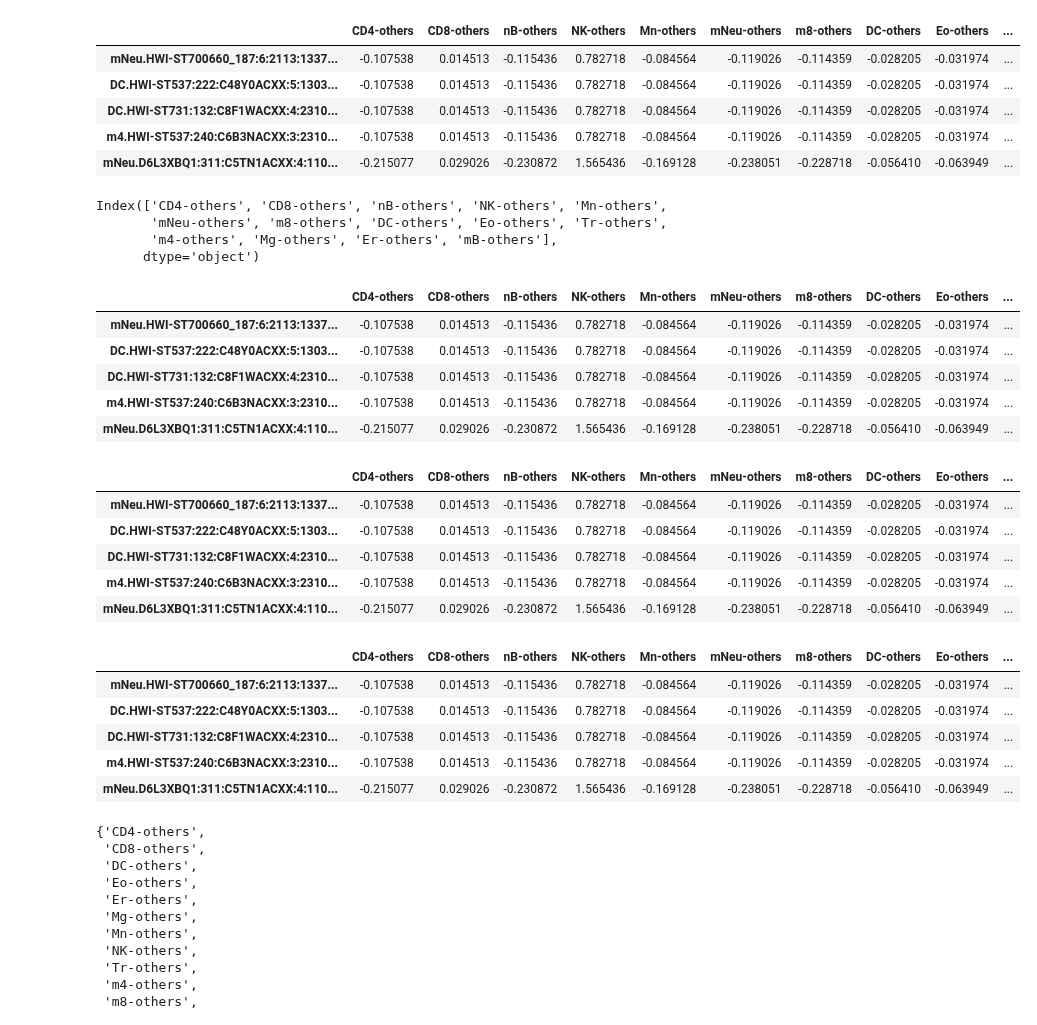
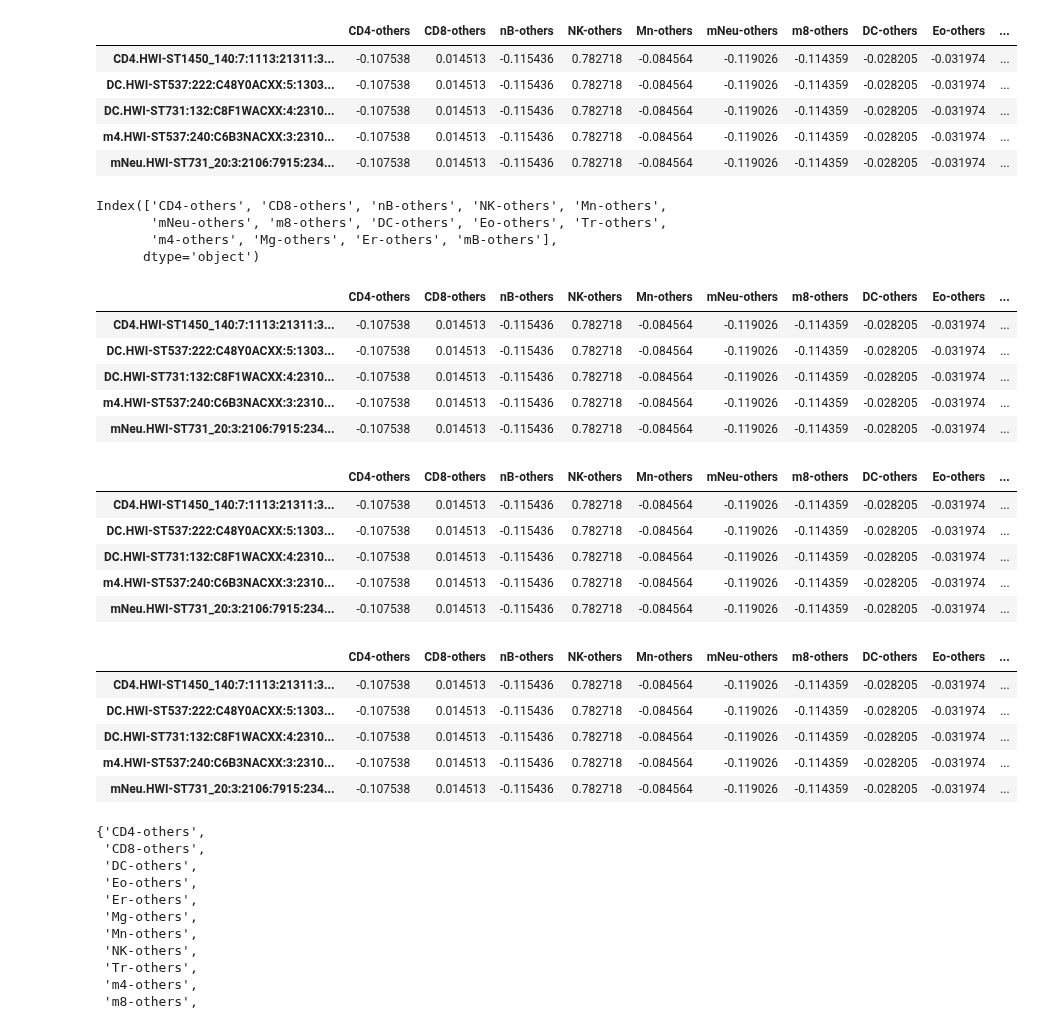
Before and after one commit to Irfanwustl/Research_code, a Jupyter notebook: MHB_per_read/softreadcounting/very_efficient/bin_assignment.ipynb, the cells around one changed output. Drawn from its saved outputs; the diff is of its cells as text; code cells hidden in the pictures.

```diff
--- a/MHB_per_read/softreadcounting/very_efficient/bin_assignment.ipynb
+++ b/MHB_per_read/softreadcounting/very_efficient/bin_assignment.ipynb
@@ -1,22 +1,22 @@
 # %%
 import pandas as pd
 from collections import defaultdict
 
-infile='/Users/irffanalahi/Research/Research_code/gitignorefolder/MHB_per_read/softreadcounting/testtheidea/veryefficient/fulltest/allct_nohyper/CD4allrange_NR_1000000_insilmix41_sorted_scored_nohyper.txt'
+infile='/Users/irffanalahi/Research/Research_code/gitignorefolder/MHB_per_read/softreadcounting/testtheidea/veryefficient/fulltest/CD4allrange_NR_1000000_insilmix60_sorted_scored_nohyper.txt_cpgweightedforBIN.txt'
 
 indf=pd.read_csv(infile,sep="\t",index_col=0)
 
 
 deltagreaterforpositive=0  ##############>0
 allctscorename=indf.columns
 indf.head()
 # %% [output]
 |  | CD4-others | CD8-others | nB-others | NK-others | Mn-others | mNeu-others | m8-others | DC-others | Eo-others | ... |
-| mNeu.HWI-ST700660_187:6:2113:1337... | -0.107538 | 0.014513 | -0.115436 | 0.782718 | -0.084564 | -0.119026 | -0.114359 | -0.028205 | -0.031974 | ... |
+| CD4.HWI-ST1450_140:7:1113:21311:3... | -0.107538 | 0.014513 | -0.115436 | 0.782718 | -0.084564 | -0.119026 | -0.114359 | -0.028205 | -0.031974 | ... |
 | DC.HWI-ST537:222:C48Y0ACXX:5:1303... | -0.107538 | 0.014513 | -0.115436 | 0.782718 | -0.084564 | -0.119026 | -0.114359 | -0.028205 | -0.031974 | ... |
 | DC.HWI-ST731:132:C8F1WACXX:4:2310... | -0.107538 | 0.014513 | -0.115436 | 0.782718 | -0.084564 | -0.119026 | -0.114359 | -0.028205 | -0.031974 | ... |
 | m4.HWI-ST537:240:C6B3NACXX:3:2310... | -0.107538 | 0.014513 | -0.115436 | 0.782718 | -0.084564 | -0.119026 | -0.114359 | -0.028205 | -0.031974 | ... |
-| mNeu.D6L3XBQ1:311:C5TN1ACXX:4:110... | -0.215077 | 0.029026 | -0.230872 | 1.565436 | -0.169128 | -0.238051 | -0.228718 | -0.056410 | -0.063949 | ... |
+| mNeu.HWI-ST731_20:3:2106:7915:234... | -0.107538 | 0.014513 | -0.115436 | 0.782718 | -0.084564 | -0.119026 | -0.114359 | -0.028205 | -0.031974 | ... |
 # %%
 allctscorename
 # %% [output]
@@ -29,32 +29,32 @@ indf['maxscoredCT']=(indf[allctscorename]).idxmax(axis=1)
 indf.head()
 # %% [output]
 |  | CD4-others | CD8-others | nB-others | NK-others | Mn-others | mNeu-others | m8-others | DC-others | Eo-others | ... |
-| mNeu.HWI-ST700660_187:6:2113:1337... | -0.107538 | 0.014513 | -0.115436 | 0.782718 | -0.084564 | -0.119026 | -0.114359 | -0.028205 | -0.031974 | ... |
+| CD4.HWI-ST1450_140:7:1113:21311:3... | -0.107538 | 0.014513 | -0.115436 | 0.782718 | -0.084564 | -0.119026 | -0.114359 | -0.028205 | -0.031974 | ... |
 | DC.HWI-ST537:222:C48Y0ACXX:5:1303... | -0.107538 | 0.014513 | -0.115436 | 0.782718 | -0.084564 | -0.119026 | -0.114359 | -0.028205 | -0.031974 | ... |
 | DC.HWI-ST731:132:C8F1WACXX:4:2310... | -0.107538 | 0.014513 | -0.115436 | 0.782718 | -0.084564 | -0.119026 | -0.114359 | -0.028205 | -0.031974 | ... |
 | m4.HWI-ST537:240:C6B3NACXX:3:2310... | -0.107538 | 0.014513 | -0.115436 | 0.782718 | -0.084564 | -0.119026 | -0.114359 | -0.028205 | -0.031974 | ... |
-| mNeu.D6L3XBQ1:311:C5TN1ACXX:4:110... | -0.215077 | 0.029026 | -0.230872 | 1.565436 | -0.169128 | -0.238051 | -0.228718 | -0.056410 | -0.063949 | ... |
+| mNeu.HWI-ST731_20:3:2106:7915:234... | -0.107538 | 0.014513 | -0.115436 | 0.782718 | -0.084564 | -0.119026 | -0.114359 | -0.028205 | -0.031974 | ... |
 # %%
 indf['maxscore']=indf[allctscorename].max(axis=1)
 indf.head()
 # %% [output]
 |  | CD4-others | CD8-others | nB-others | NK-others | Mn-others | mNeu-others | m8-others | DC-others | Eo-others | ... |
-| mNeu.HWI-ST700660_187:6:2113:1337... | -0.107538 | 0.014513 | -0.115436 | 0.782718 | -0.084564 | -0.119026 | -0.114359 | -0.028205 | -0.031974 | ... |
+| CD4.HWI-ST1450_140:7:1113:21311:3... | -0.107538 | 0.014513 | -0.115436 | 0.782718 | -0.084564 | -0.119026 | -0.114359 | -0.028205 | -0.031974 | ... |
 | DC.HWI-ST537:222:C48Y0ACXX:5:1303... | -0.107538 | 0.014513 | -0.115436 | 0.782718 | -0.084564 | -0.119026 | -0.114359 | -0.028205 | -0.031974 | ... |
 | DC.HWI-ST731:132:C8F1WACXX:4:2310... | -0.107538 | 0.014513 | -0.115436 | 0.782718 | -0.084564 | -0.119026 | -0.114359 | -0.028205 | -0.031974 | ... |
 | m4.HWI-ST537:240:C6B3NACXX:3:2310... | -0.107538 | 0.014513 | -0.115436 | 0.782718 | -0.084564 | -0.119026 | -0.114359 | -0.028205 | -0.031974 | ... |
-| mNeu.D6L3XBQ1:311:C5TN1ACXX:4:110... | -0.215077 | 0.029026 | -0.230872 | 1.565436 | -0.169128 | -0.238051 | -0.228718 | -0.056410 | -0.063949 | ... |
+| mNeu.HWI-ST731_20:3:2106:7915:234... | -0.107538 | 0.014513 | -0.115436 | 0.782718 | -0.084564 | -0.119026 | -0.114359 | -0.028205 | -0.031974 | ... |
 # %%
 indf['deltabasedfragassignment']='NotAssigned'
 indf.loc[indf['maxscore']>deltagreaterforpositive,'deltabasedfragassignment']=indf.loc[indf['maxscore']>deltagreaterforpositive,'maxscoredCT']
 indf.head()
 # %% [output]
 |  | CD4-others | CD8-others | nB-others | NK-others | Mn-others | mNeu-others | m8-others | DC-others | Eo-others | ... |
-| mNeu.HWI-ST700660_187:6:2113:1337... | -0.107538 | 0.014513 | -0.115436 | 0.782718 | -0.084564 | -0.119026 | -0.114359 | -0.028205 | -0.031974 | ... |
+| CD4.HWI-ST1450_140:7:1113:21311:3... | -0.107538 | 0.014513 | -0.115436 | 0.782718 | -0.084564 | -0.119026 | -0.114359 | -0.028205 | -0.031974 | ... |
 | DC.HWI-ST537:222:C48Y0ACXX:5:1303... | -0.107538 | 0.014513 | -0.115436 | 0.782718 | -0.084564 | -0.119026 | -0.114359 | -0.028205 | -0.031974 | ... |
 | DC.HWI-ST731:132:C8F1WACXX:4:2310... | -0.107538 | 0.014513 | -0.115436 | 0.782718 | -0.084564 | -0.119026 | -0.114359 | -0.028205 | -0.031974 | ... |
 | m4.HWI-ST537:240:C6B3NACXX:3:2310... | -0.107538 | 0.014513 | -0.115436 | 0.782718 | -0.084564 | -0.119026 | -0.114359 | -0.028205 | -0.031974 | ... |
-| mNeu.D6L3XBQ1:311:C5TN1ACXX:4:110... | -0.215077 | 0.029026 | -0.230872 | 1.565436 | -0.169128 | -0.238051 | -0.228718 | -0.056410 | -0.063949 | ... |
+| mNeu.HWI-ST731_20:3:2106:7915:234... | -0.107538 | 0.014513 | -0.115436 | 0.782718 | -0.084564 | -0.119026 | -0.114359 | -0.028205 | -0.031974 | ... |
 # %%
 set(indf['deltabasedfragassignment'].tolist())
 # %% [output]
```
Also changed, not shown: parts of 1 cell of this notebook, 4 other files.
